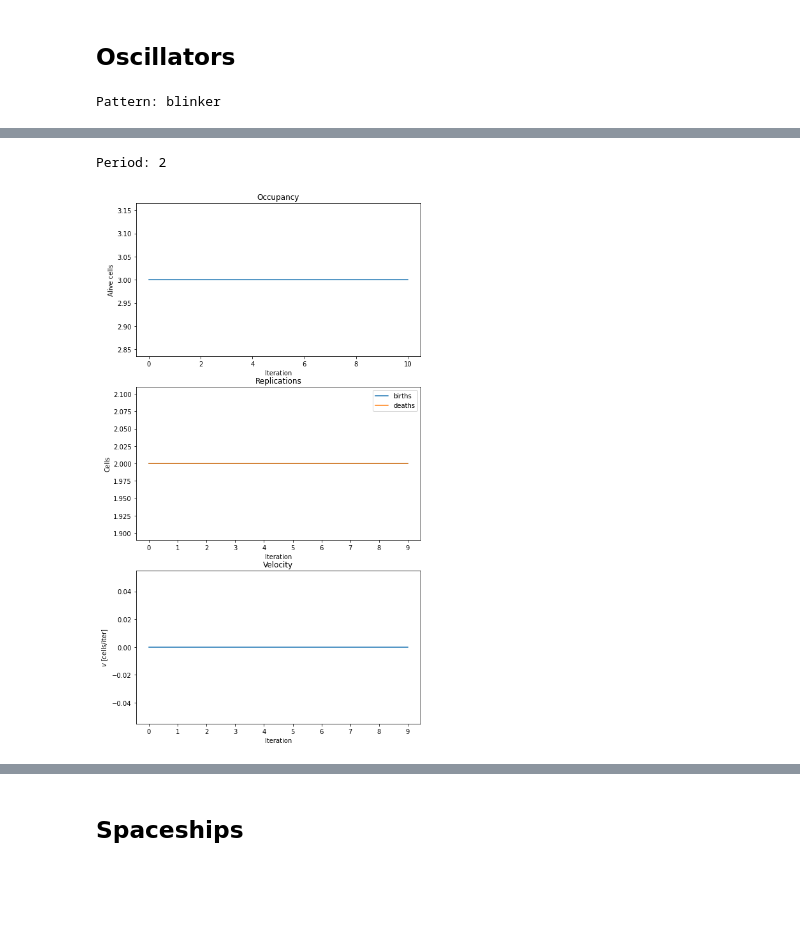
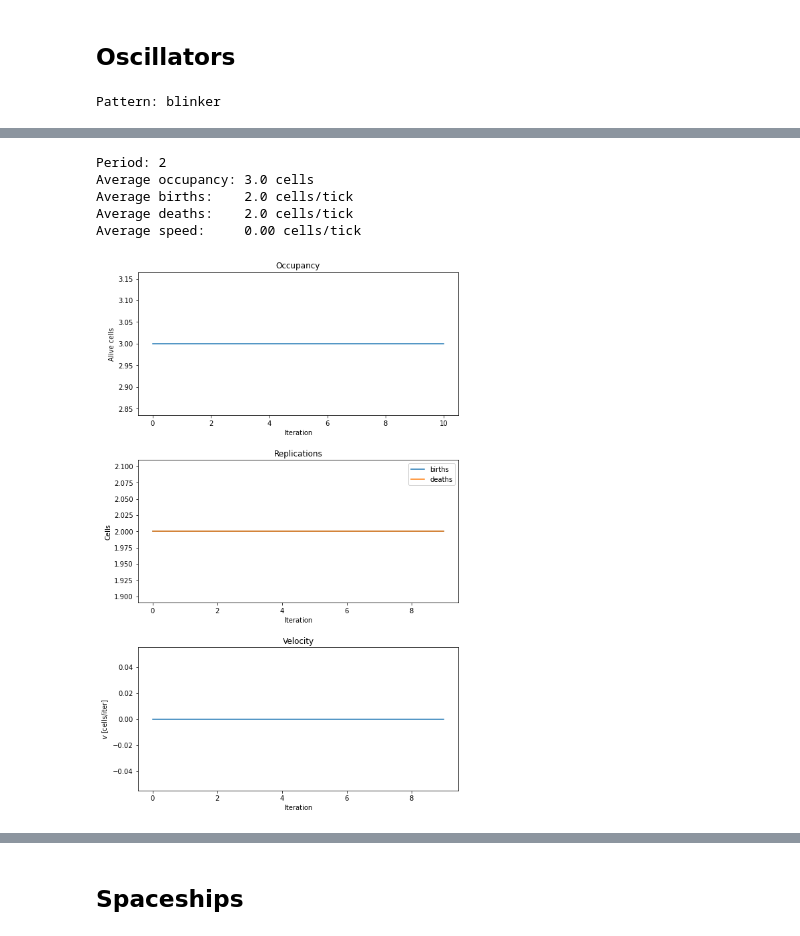
Before and after one commit to fabiovac/game_of_life, a Jupyter notebook: Project.ipynb, the cells around one changed output, grey strips where cells are left out. Drawn from its saved outputs; the diff is of its cells as text; code cells hidden in the pictures; blank space fills up the shorter version.

Commit message:
Slight changes to plots

```diff
--- a/Project.ipynb
+++ b/Project.ipynb
@@ -38,7 +33,9 @@ from IPython.display import display, HTML
 # %%
 def display_gif(filename):
     n = np.random.randint(1, np.iinfo(np.int64).max, dtype=np.int64)
-    display(HTML(f'<div style="display: inline-block; border:1px solid black; justify-content: row"><img src="{filename}?{n}"></div>'))
+    display(HTML(f'''<div style="padding: 10px">
+                       <img src="{filename}?{n}" style="border:1px solid black">
+                     </div>'''))
 # %% [markdown]
 # State class
 # %% [markdown]
@@ -338,8 +335,6 @@ display_gif(path)
 # %% [markdown]
 todo: add all patterns and improve graphs
 # %%
-
-from matplotlib.ticker import MaxNLocator
 def analyze_pattern(pattern_library, pattern_name, grid_size, pattern_pos, iterations=10):
 
     print('Pattern:', pattern_name)
@@ -348,7 +343,7 @@ def analyze_pattern(pattern_library, pattern_name, grid_size, pattern_pos, itera
 
     game = Game(grid_size=grid_size)
     game.load_pattern(pattern, pattern_pos=pattern_pos)
-    game.run(iterations, no_state_change_stop=True)
+    game.run(iterations, no_state_change_stop=False)
 
     filename = f'./outputs/{pattern_name}.gif'
     game.export_gif(filename, size=(256,256), frametime=300)
@@ -356,32 +351,38 @@ def analyze_pattern(pattern_library, pattern_name, grid_size, pattern_pos, itera
 
     print('Period:', game.compute_period())
 
-    fig, axs = plt.subplots(3, 1, figsize=(8,15))
+    fig, axs = plt.subplots(3, 1, figsize=(8,12))
 
     occupancy = game.compute_occupancy()
+    print(f'Average occupancy: {np.mean(occupancy):.1f} cells')
     axs[0].plot(occupancy)
     axs[0].set_title('Occupancy')
     axs[0].set_xlabel('Iteration')
     axs[0].set_ylabel('Alive cells')
-    axs[0].xaxis.set_major_locator(MaxNLocator(integer=True))
 
     replications = game.compute_replication()
-    axs[1].plot(replications)
+    births = [x[0] for x in replications]
+    deaths = [x[1] for x in replications]
+    print(f'Average births:    {np.mean(births):.1f} cells/tick')
+    print(f'Average deaths:    {np.mean(deaths):.1f} cells/tick')
+    axs[1].plot(births, label='births')
+    axs[1].plot(deaths, label='deaths')
     axs[1].set_title('Replications')
     axs[1].set_xlabel('Iteration')
     axs[1].set_ylabel('Cells')
-    axs[1].legend(['births', 'deaths'])
-    axs[1].xaxis.set_major_locator(MaxNLocator(integer=True))
+    axs[1].legend()
 
     velocity = game.compute_velocity()
     v_x = velocity[0]
     v_y = velocity[0]
     v = np.sqrt(v_x**2 + v_y**2)
+    print(f'Average speed:     {np.mean(v):.2f} cells/tick')
     axs[2].plot(v)
     axs[2].set_title('Velocity')
     axs[2].set_xlabel('Iteration')
     axs[2].set_ylabel('$v$ [cells/iter]')
-    axs[2].xaxis.set_major_locator(MaxNLocator(integer=True))
+
+    fig.tight_layout(pad=2)
 # %% [markdown]
 ## Still lives
 # %%
@@ -394,9 +399,13 @@ Period: 1
 # %% [markdown]
 ## Oscillators
 # %%
-analyze_pattern(library, 'blinker', grid_size=(7,7), pattern_pos=(3,2))
+analyze_pattern(library, 'blinker', grid_size=(5,5), pattern_pos=(2,1))
 # %% [output]
 Pattern: blinker
 [interactive output not drawn]
 Period: 2
+Average occupancy: 3.0 cells
+Average births:    2.0 cells/tick
+Average deaths:    2.0 cells/tick
+Average speed:     0.00 cells/tick
-[figure, old version]
+[figure, new version]
```
Also changed, not shown: parts of 8 cells of this notebook, 4 other files.
